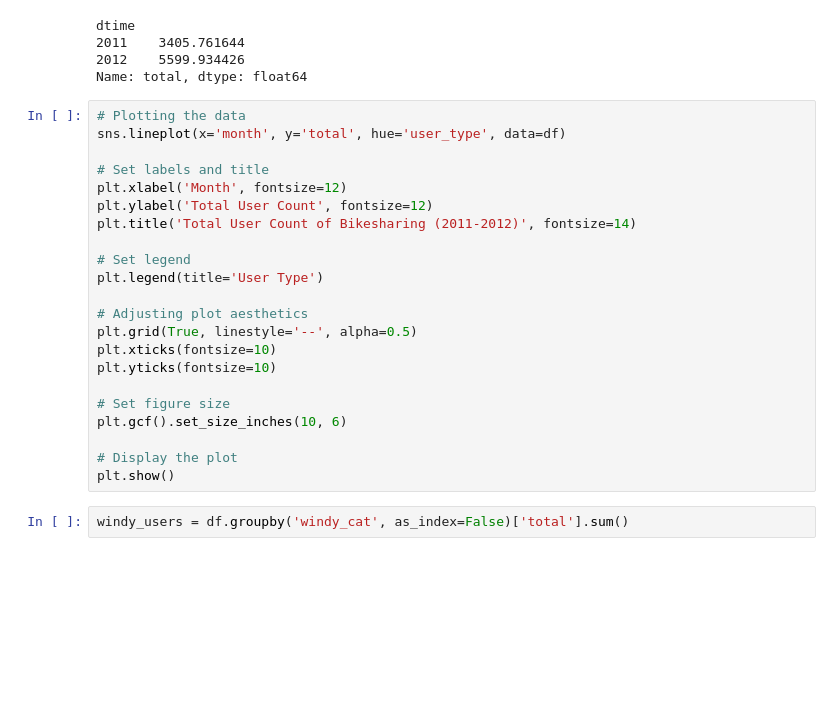
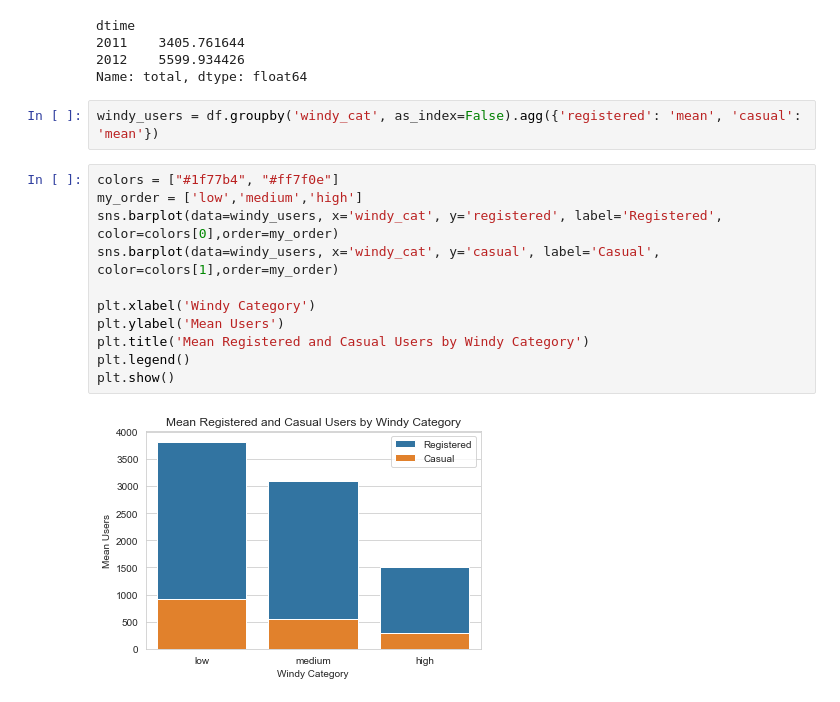
Before and after one commit to Maxremmo/Bike-Sharing-ML, a Jupyter notebook: bike_eda_daily.ipynb, the cells around one changed output. Cells and saved outputs as stored; diff of their text form; blank space fills up the shorter version.

```diff
--- a/bike_eda_daily.ipynb
+++ b/bike_eda_daily.ipynb
@@ -509,27 +513,18 @@ dtime
 2011    3405.761644
 2012    5599.934426
 Name: total, dtype: float64
-# %%
-# Plotting the data
-sns.lineplot(x='month', y='total', hue='user_type', data=df)
-
-# Set labels and title
-plt.xlabel('Month', fontsize=12)
-plt.ylabel('Total User Count', fontsize=12)
-plt.title('Total User Count of Bikesharing (2011-2012)', fontsize=14)
-
-# Set legend
-plt.legend(title='User Type')
-
-# Adjusting plot aesthetics
-plt.grid(True, linestyle='--', alpha=0.5)
-plt.xticks(fontsize=10)
-plt.yticks(fontsize=10)
-
-# Set figure size
-plt.gcf().set_size_inches(10, 6)
-
-# Display the plot
-plt.show()
 # %%
-windy_users = df.groupby('windy_cat', as_index=False)['total'].sum()
+windy_users = df.groupby('windy_cat', as_index=False).agg({'registered': 'mean', 'casual': 'mean'})
+# %%
+colors = ["#1f77b4", "#ff7f0e"]
+my_order = ['low','medium','high']
+sns.barplot(data=windy_users, x='windy_cat', y='registered', label='Registered', color=colors[0],order=my_order)
+sns.barplot(data=windy_users, x='windy_cat', y='casual', label='Casual', color=colors[1],order=my_order)
+
+plt.xlabel('Windy Category')
+plt.ylabel('Mean Users')
+plt.title('Mean Registered and Casual Users by Windy Category')
+plt.legend()
+plt.show()
+# %% [output]
+[figure, added]
```
Also changed, not shown: parts of 8 cells of this notebook.
